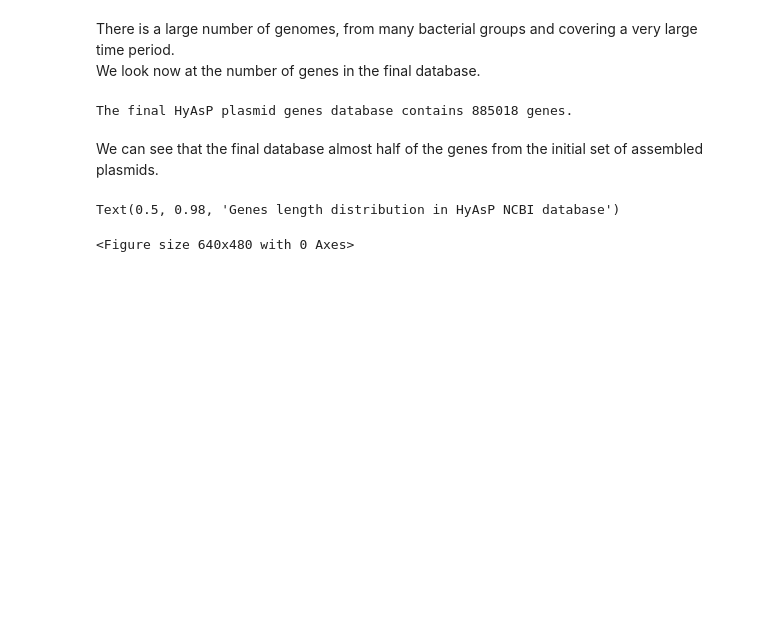
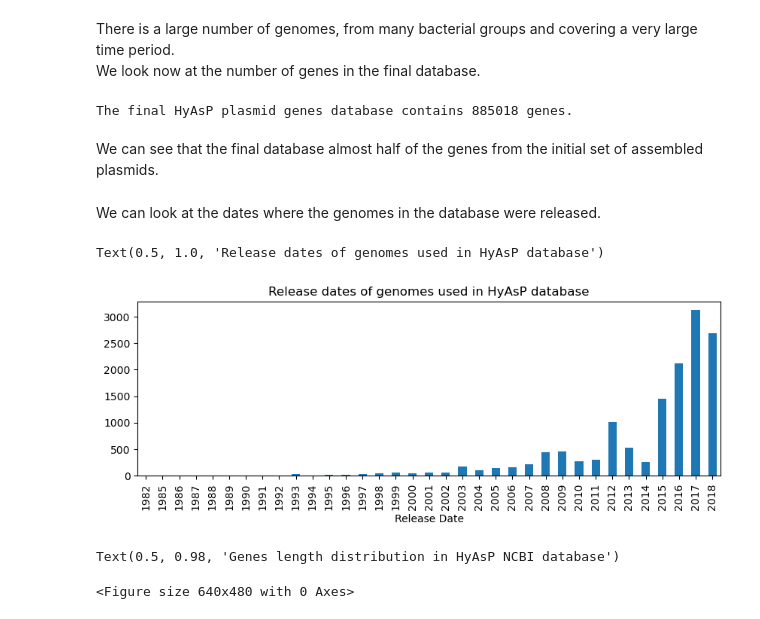
Before and after one commit to cchauve/CompMath-Day-2023, a Jupyter notebook: results/JOURNAL.ipynb, the cells around one changed output. Drawn from its saved outputs; the diff is of its cells as text; code cells hidden in the pictures; blank space fills up the shorter version.

```diff
--- a/results/JOURNAL.ipynb
+++ b/results/JOURNAL.ipynb
@@ -171,6 +171,17 @@ print(f'The final HyAsP plasmid genes database contains {HyAsP_NCBI_db_genes_nb}
 The final HyAsP plasmid genes database contains 885018 genes.
 # %% [markdown]
 We can see that the final database almost half of the genes from the initial set of assembled plasmids.
+# %% [markdown]
+We can look at the dates where the genomes in the database were released.
+# %%
+HyAsP_NCBI_db_plasmids_release = pd.Series(HyAsP_NCBI_db_plasmids_df['Release Date']).astype("datetime64")
+
+plt.figure()
+HyAsP_NCBI_db_plasmids_release.groupby([HyAsP_NCBI_db_plasmids_release.dt.year]).count().plot(kind='bar', figsize=(10,3))
+plt.title('Release dates of genomes used in HyAsP database')
+# %% [output]
+Text(0.5, 1.0, 'Release dates of genomes used in HyAsP database')
+[figure, added]
 # %%
 plt.figure()
 ax = HyAsP_NCBI_db_genes_df.plot.hist(column=['Seq len'], figsize=(10,3), bins=100)
```
Also changed, not shown: parts of 13 cells of this notebook.
